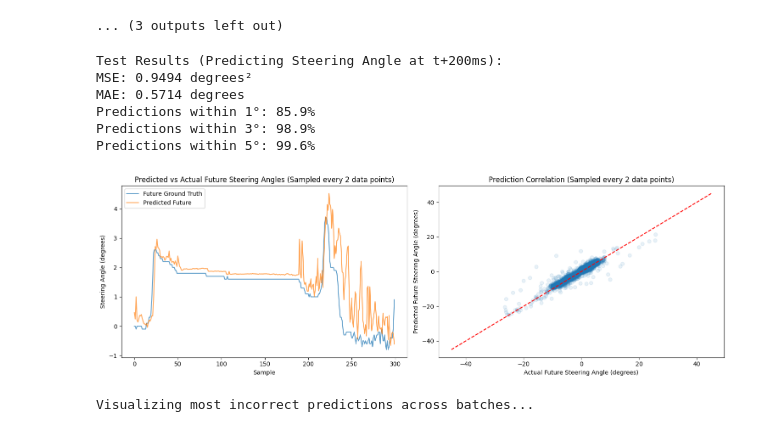
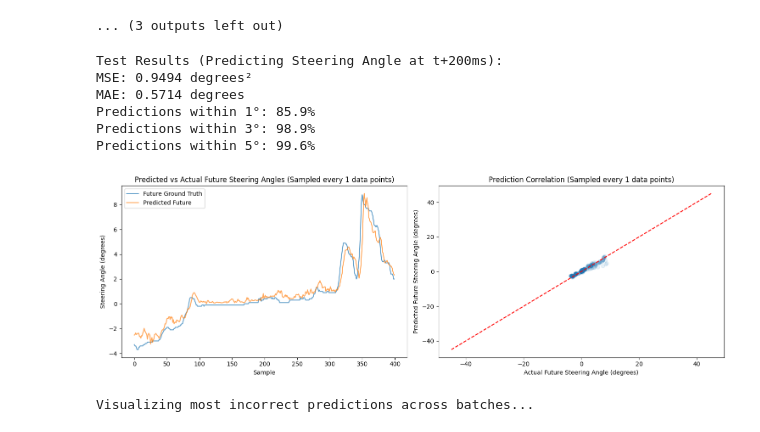
Before and after one commit to gh0stintheshe11/SteerNet, a Jupyter notebook: v4_CNN_MobileNetV2.ipynb, the cells around one changed output. Saved outputs shown, nothing was run; the diff lists cells and outputs as text; code cells hidden in the pictures.

```diff
--- a/v4_CNN_MobileNetV2.ipynb
+++ b/v4_CNN_MobileNetV2.ipynb
@@ -478,11 +477,7 @@ Predictions within 3°: 98.9%
 Predictions within 5°: 99.6%
 ... (3 outputs left out)
 # %%
-#model = SteeringAngleCNN()
-#model.load_state_dict(torch.load('v4_CNN2.pth'))
-model.eval()
-
-def test_model_multibatch(model, test_loader, sample_rate=2):
+def test_model_with_sample_rate(model, test_loader, sample_rate=1):
     """
     Test the model with steering-specific metrics for future steering angle prediction.
     """
@@ -523,38 +518,44 @@ def test_model_multibatch(model, test_loader, sample_rate=2):
     # Sample every 'sample_rate' points for visualization
     sampled_preds = all_preds[::sample_rate]
     sampled_targets = all_targets[::sample_rate]
+    sampled_preds = all_preds[1000:1400]
+    sampled_targets = all_targets[1000:1400]
 
     # Visualizations
     plt.figure(figsize=(15, 5))
 
     # Prediction vs Ground Truth (with sampled data points)
     plt.subplot(1, 2, 1)
-    plt.plot(sampled_targets[1600:1900], label='Future Ground Truth', alpha=0.7)
-    plt.plot(sampled_preds[1600:1900], label='Predicted Future', alpha=0.7)
+    plt.plot(sampled_targets, label='Future Ground Truth', alpha=0.7)
+    plt.plot(sampled_preds, label='Predicted Future', alpha=0.7)
     plt.xlabel('Sample')
     plt.ylabel('Steering Angle (degrees)')
     plt.title(f'Predicted vs Actual Future Steering Angles (Sampled every {sample_rate} data points)')
     plt.legend()
 
     # Correlation plot (with sampled data points)
     plt.subplot(1, 2, 2)
     plt.scatter(sampled_targets, sampled_preds, alpha=0.1)
     plt.plot([-45, 45], [-45, 45], 'r--')
     plt.xlabel('Actual Future Steering Angle (degrees)')
     plt.ylabel('Predicted Future Steering Angle (degrees)')
     plt.title(f'Prediction Correlation (Sampled every {sample_rate} data points)')
 
     plt.tight_layout()
     plt.show()
-test_model_multibatch(model, test_loader)
+
+model = SteeringAngleCNN()
+model.load_state_dict(torch.load('v4_CNN_MobileNetV2.pth'))
+
+test_model_with_sample_rate(model, test_loader, sample_rate=1)
 # %% [output]
 Test Results (Predicting Steering Angle at t+200ms):
 MSE: 0.9494 degrees²
 MAE: 0.5714 degrees
 Predictions within 1°: 85.9%
 Predictions within 3°: 98.9%
 Predictions within 5°: 99.6%
-[figure, old version]
+[figure, new version]
 # %%
 def visualize_most_wrong_predictions_all_batches(model, test_loader, max_batches=80):
     model.eval()
```
Also changed, not shown: parts of 4 cells of this notebook, 2 other files.
